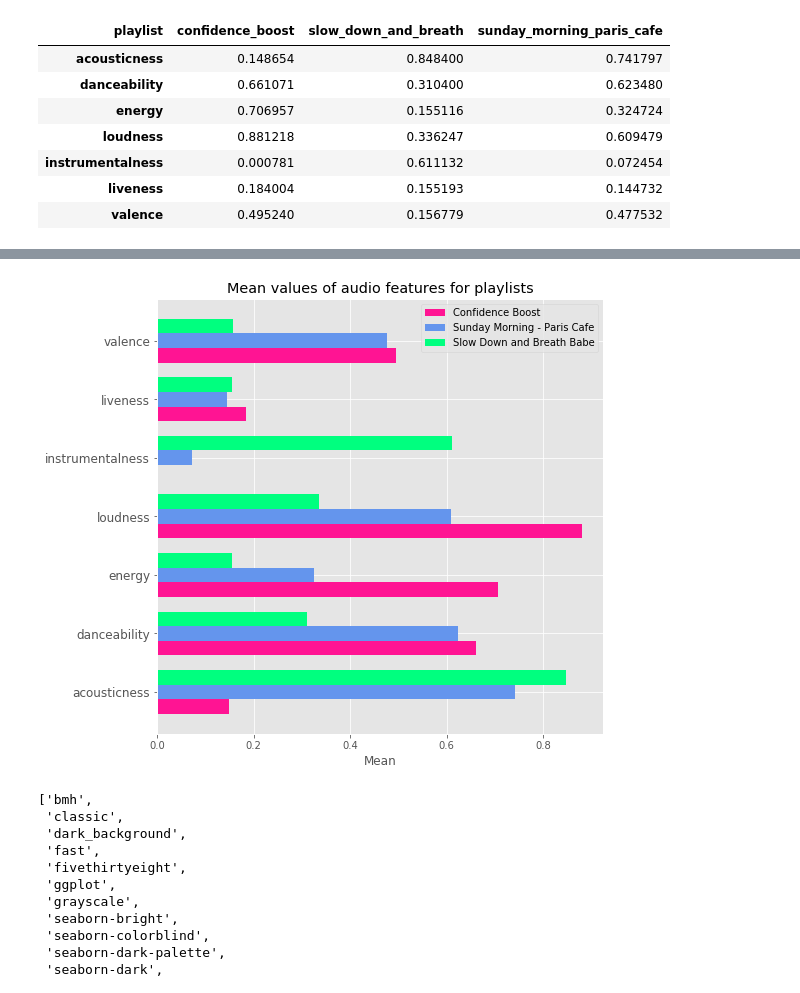
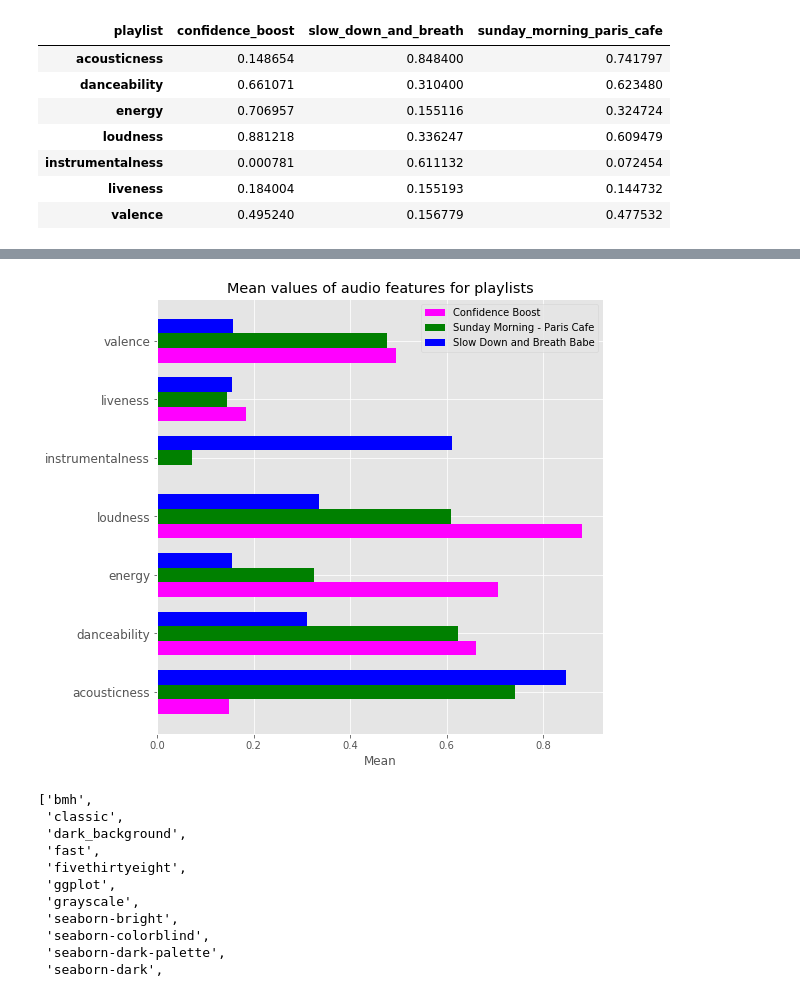
Before and after one commit to zsvorenova/Group_Three, a Jupyter notebook: zuzana_API_test.ipynb, the cells around one changed output, grey strips where cells are left out. Drawn from its saved outputs; the diff is of its cells as text; code cells hidden in the pictures.

```diff
--- a/zuzana_API_test.ipynb
+++ b/zuzana_API_test.ipynb
@@ -305,30 +315,30 @@ Type:      function
 # %%
 y_axis = np.arange(len(features_df))
 
 width = 0.25
 #Bar plot for each list
-plt.barh(y_axis, features_df['confidence_boost'], width, label = 'Confidence Boost', color = 'deeppink')
-plt.barh(y_axis + width, features_df['sunday_morning_paris_cafe'], width, label = 'Sunday Morning - Paris Cafe', color ='cornflowerblue')
-plt.barh(y_axis + width + width, features_df.slow_down_and_breath, width, label = 'Slow Down and Breath Babe', color = 'springgreen')
+plt.barh(y_axis, features_df['confidence_boost'], width, label = 'Confidence Boost', color = 'magenta')
+plt.barh(y_axis + width, features_df['sunday_morning_paris_cafe'], width, label = 'Sunday Morning - Paris Cafe', color ='green')
+plt.barh(y_axis + width + width, features_df.slow_down_and_breath, width, label = 'Slow Down and Breath Babe', color = 'blue')
 
 # X-label
 plt.xlabel('Mean', fontsize = 12)
 
 #y-label & vertical ticks
 plt.yticks(y_axis+width, (list(features_df.index)), fontsize = 12)
 
 # Title
 plt.title ('Mean values of audio features for playlists')
 
 # legend
 plt.legend(loc = 'best')
 
 #figure size
 plt.rcParams['figure.figsize'] = (8,8)
-style.use('ggplot')
+#style.use('ggplot')
 plt.show()
 # %% [output]
-[figure, old version]
+[figure, new version]
 # %%
 style.use?
 style.available
```
Also changed, not shown: parts of 21 cells of this notebook.
